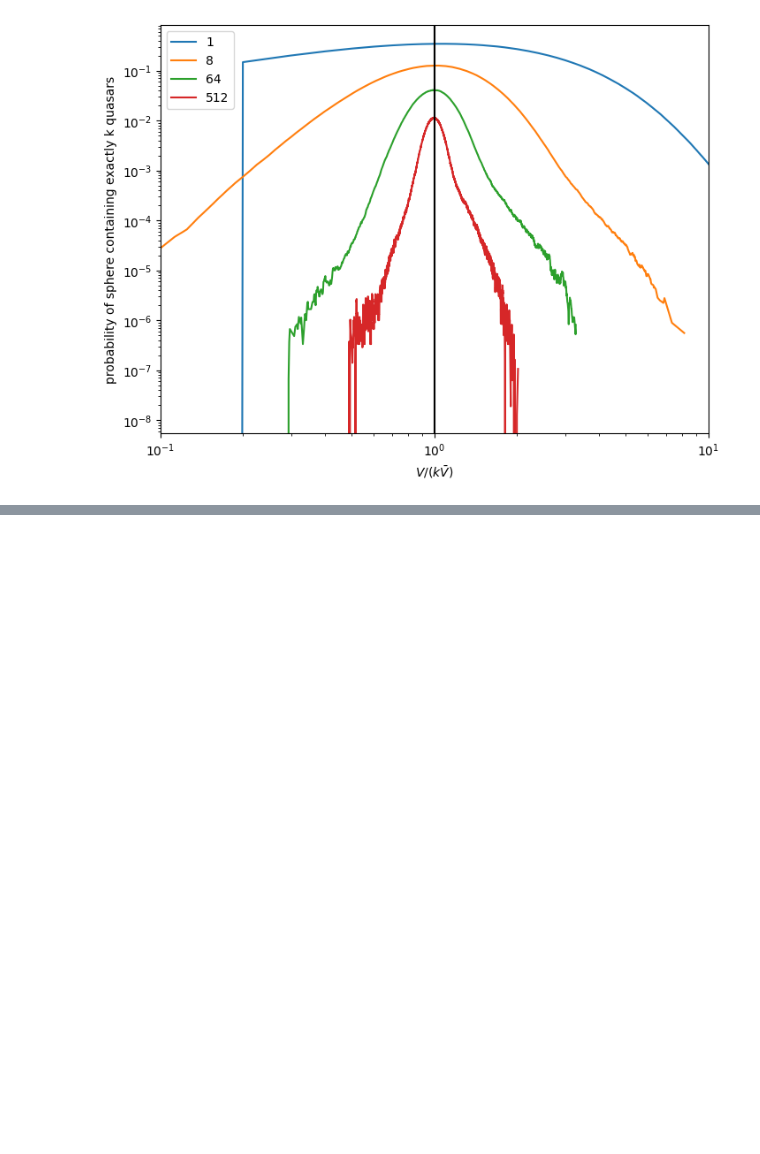
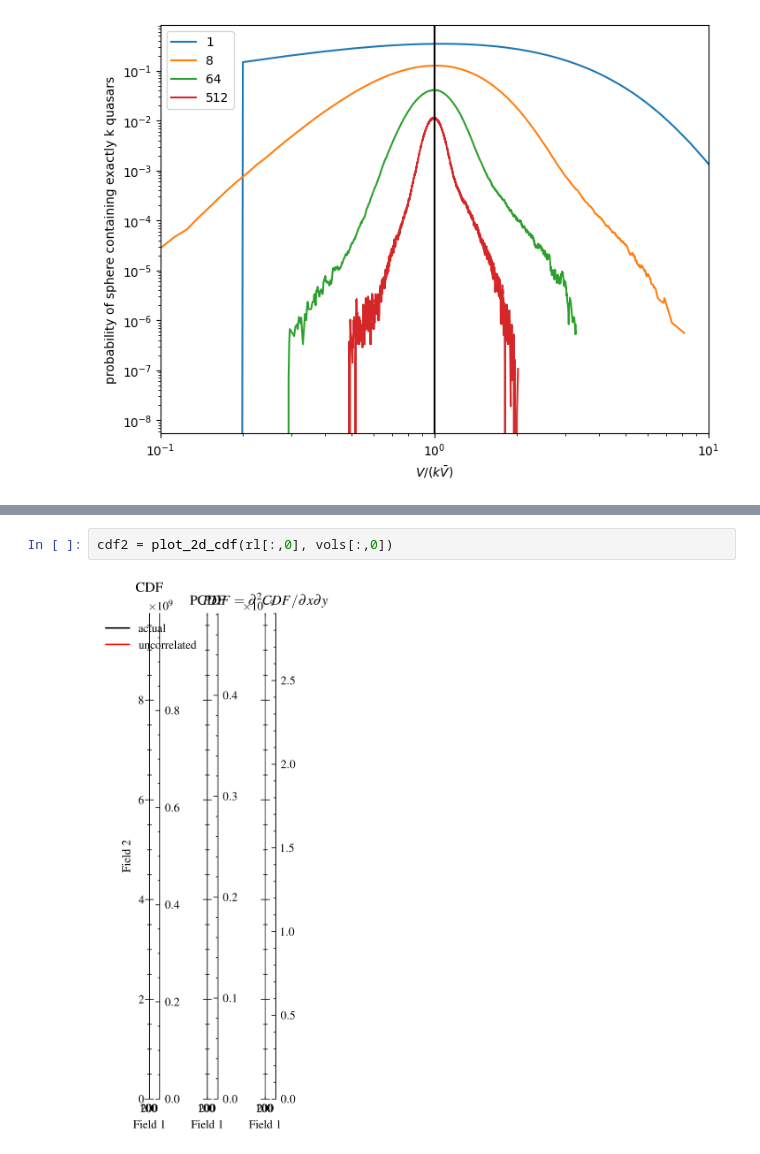
Before and after one commit to yipihey/quaia-knn, a Jupyter notebook: FirstSteps.ipynb, the cells around one changed output, grey strips where cells are left out. Drawn from its saved outputs; the diff is of its cells as text; blank space fills up the shorter version.

```diff
--- a/FirstSteps.ipynb
+++ b/FirstSteps.ipynb
@@ -199,0 +320,4 @@ plt.legend();
+# %%
+cdf2 = plot_2d_cdf(rl[:,0], vols[:,0])
+# %% [output]
+[figure, added]
```
Also changed, not shown: parts of 10 cells of this notebook.
